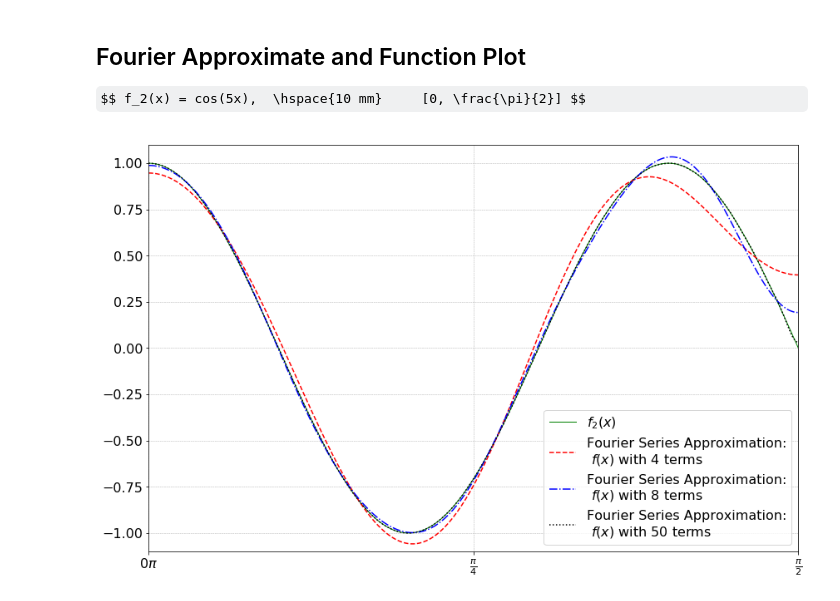
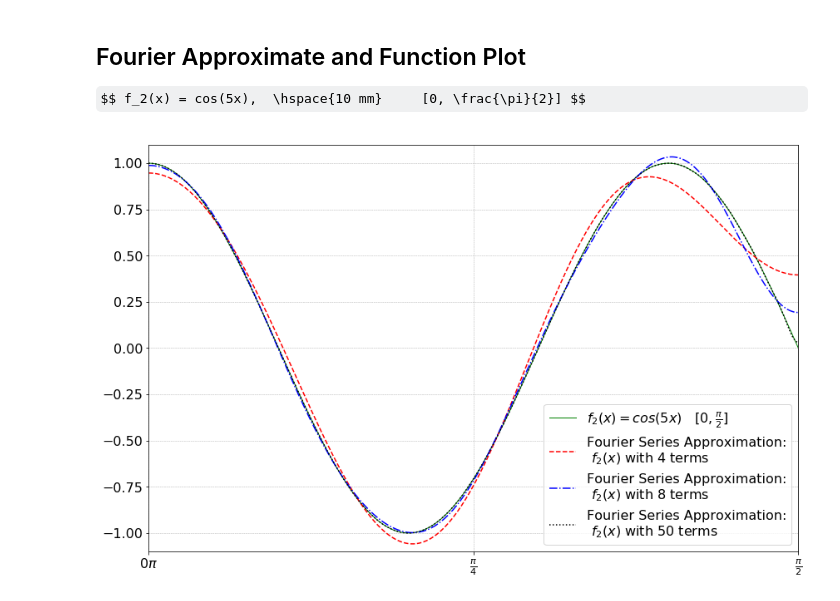
Before and after one commit to adamcwatts/MATH_501_PYTHON_ODE_PDE, a Jupyter notebook: HW6_Problem_1.ipynb, the cells around one changed output. Drawn from its saved outputs; the diff is of its cells as text; code cells hidden in the pictures; some formulas as TeX source.

Commit message:
Fixed plot titles and markup

```diff
--- a/HW6_Problem_1.ipynb
+++ b/HW6_Problem_1.ipynb
@@ -75,7 +75,7 @@ coefficients_to_plot = [4,8, 50]  # number terms in Fourier Series
 fig, ax = plt.subplots(ncols=1, figsize=(14, 9))
 ax.set_ylim((0, 1.01))
 ax.set_xlim((x_start, x_end))
-ax.plot(x_domain, f_1_return, color='g',label=r'$f_1(x)$',  linewidth=1)
+ax.plot(x_domain, f_1_return, color='g',label=r'$f_1(x)= sin(x), \ \ \  [0, \pi]$',  linewidth=1)
 
 for i, number_of_coeff in enumerate(coefficients_to_plot):
 
@@ -84,7 +84,7 @@ for i, number_of_coeff in enumerate(coefficients_to_plot):
     b = vector_b(n)
     y_estimates = fourier(a, b, x_domain,interval_length ,a_0)
 
-    ax.plot(x_domain, y_estimates, color=colors[i], linewidth=1.5, linestyle=linestyles[i+1],label=f'Fourier Series Approximation:\n $f(x)$ with {number_of_coeff} terms'  )
+    ax.plot(x_domain, y_estimates, color=colors[i], linewidth=1.5, linestyle=linestyles[i+1],label=f'Fourier Series Approximation:\n $f_1(x)$ with {number_of_coeff} terms'  )
 
 ax.legend(loc=0)
 ax.grid(linestyle='--', linewidth=0.5)
@@ -122,27 +122,27 @@ coefficients_to_plot = [4, 8, 50]  # number terms in Fourier Series
 # %%
 fig, ax = plt.subplots(ncols=1, figsize=(14, 9))
 ax.set_ylim((-1.1, 1.1))
 ax.set_xlim((x_start, x_end))
-ax.plot(x_domain, f_2_return, color='g',label=r'$f_2(x)$',  linewidth=1)
+ax.plot(x_domain, f_2_return, color='g',label=r'$f_2(x) = cos(5x) \ \ \ [0, \frac{\pi}{2}] $',  linewidth=1)
 
 for i, number_of_coeff in enumerate(coefficients_to_plot):
 
     n = np.arange(1,number_of_coeff + 1, 1, dtype=np.int32)
     a = vector_a_f2(n)  #  terms are generated
     b = vector_b(n)
 
     y_estimates = fourier(a, b, x_domain,interval_length ,a_0)
 
-    ax.plot(x_domain, y_estimates, color=colors[i], linewidth=1.5, linestyle=linestyles[i+1],label=f'Fourier Series Approximation:\n $f(x)$ with {number_of_coeff} terms'  )
+    ax.plot(x_domain, y_estimates, color=colors[i], linewidth=1.5, linestyle=linestyles[i+1],label=f'Fourier Series Approximation:\n $f_2(x)$ with {number_of_coeff} terms'  )
 
 ax.legend(loc=0)
 ax.grid(linestyle='--', linewidth=0.5)
 x_tick = [0, pi/4, pi/2]
 ax.set_xticks(x_tick)
 ax.set_xticklabels([r'$0\pi$', r'$\frac{\pi}{4}$', r'$\frac{\pi}{2}$'])
 
 
 plt.savefig('HW6_Problem_1_d.pdf', bbox_inches="tight")
 plt.show()
 # %% [output]
-[figure, old version]
+[figure, new version]
```
Also changed, not shown: parts of 1 cell of this notebook, 2 other files.
